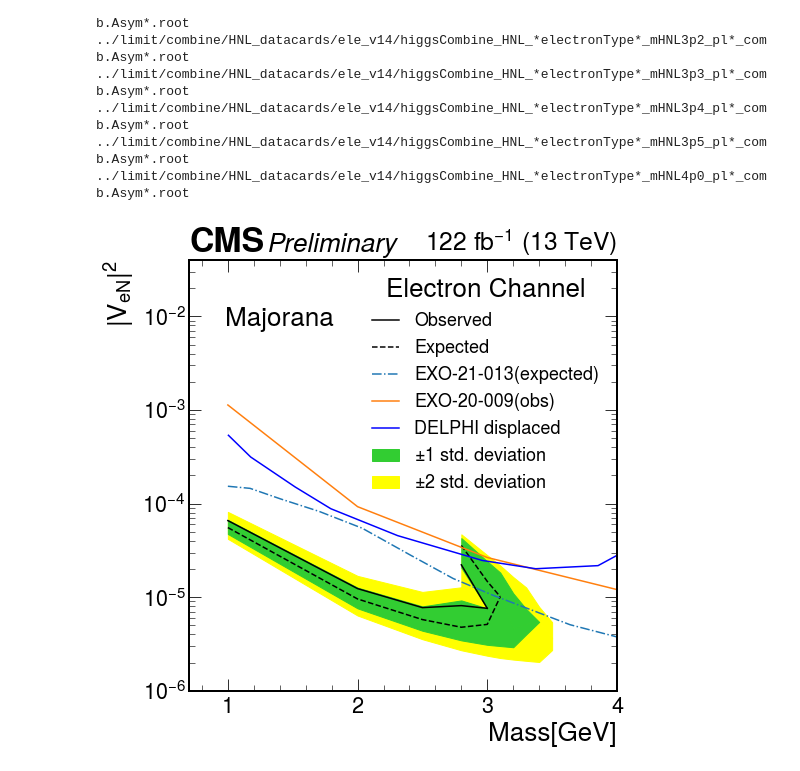
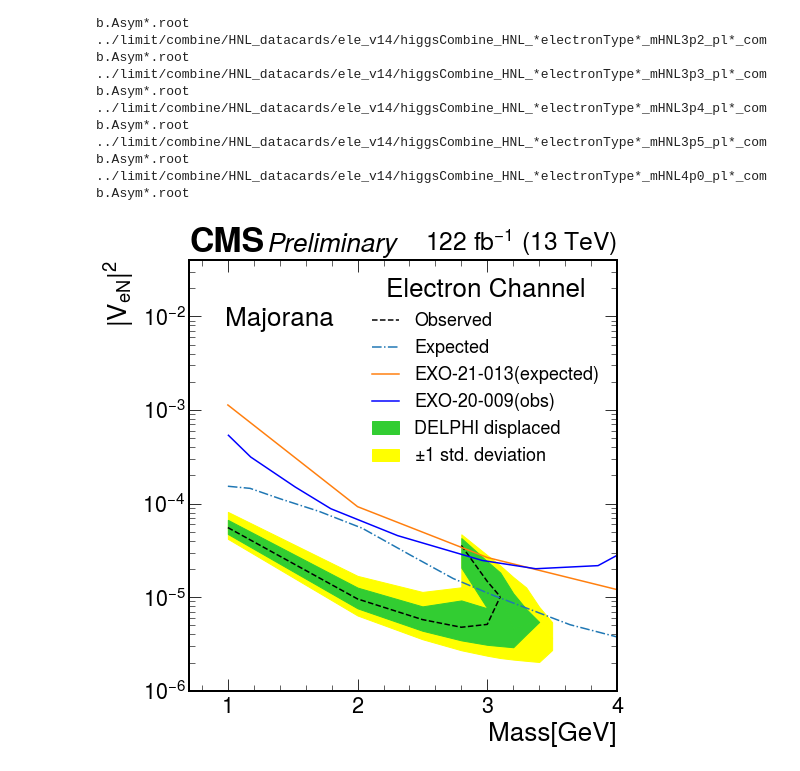
Before and after one commit to kakwok/LLP_coffea, a Jupyter notebook: notebook/LimitPloting-Cleaned.ipynb, the cells around one changed output. Drawn from its saved outputs; the diff is of its cells as text; code cells hidden in the pictures.

Commit message:
update plotting

```diff
--- a/notebook/LimitPloting-Cleaned.ipynb
+++ b/notebook/LimitPloting-Cleaned.ipynb
@@ -466,38 +466,38 @@ fig, ax = plt.subplots(figsize=(8,8))
 
 plotObs=False
 ax = plotlimit(ax,result['limit_down'],result['m_down'],True,True,"black"
-                 ,result['m_down']<3.2,result['m_down']<=3.4,True,maskObs=result['m_down']<=3.0)
+                 ,result['m_down']<3.2,result['m_down']<=3.4,False,maskObs=result['m_down']<=3.0)
 ax = plotlimit(ax,result['limit_up']  ,result['m_up']  ,True,False,'black'
-                 ,result['m_up']<3.2 ,result['m_up']<=3.4,True,maskObs=result['m_up']<=3.0)
+                 ,result['m_up']<3.2 ,result['m_up']<=3.4,False,maskObs=result['m_up']<=3.0)
 
 EXO = np.genfromtxt("../limit/otherHNLlimits/EXO-21-013_ele_majorana.csv",delimiter=",")
 EXO_20_009 = np.genfromtxt("../limit/otherHNLlimits/EXO-20-009-Majorana-ele-obs_v2.csv",delimiter=",")
 Delphi = np.genfromtxt("../limit/otherHNLlimits/Delphi-displaced-majorana-ele.csv",delimiter=",")
 
 ax.plot(EXO[:,0],EXO[:,1],label="EXO-21-013(expected)",ls='-.')
 ax.plot(EXO_20_009[:,0],EXO_20_009[:,1],label="EXO-20-009(obs)")
 ax.plot(Delphi[:,0],Delphi[:,1],label="DELPHI displaced",color='blue')
 
 ax.legend(["Observed",
            "Expected",
            "EXO-21-013(expected)",
            "EXO-20-009(obs)",
            "DELPHI displaced",
            r"$\pm$1 std. deviation",
            r"$\pm$2 std. deviation"],
           loc=1,fontsize='x-small',
           title="Electron Channel")
 ax.set_yscale("log")
 ax.set_ylabel(r"$|V_{e N}|^2$")
 ax.set_xlabel("Mass[GeV]")
 ax.set_xlim(0.7,4)
 ax.set_ylim(1e-6,1e-2)
 ytext = ax.get_ylim()[1]*0.8
 xtext  =ax.get_xlim()[0]*1.4
 ax.set_ylim(None,ax.get_ylim()[1]*4)
 ax.text(xtext,ytext,"Majorana")
 hep.cms.label(ax=ax,label="Preliminary",data=True,lumi="122")
 plt.tight_layout()
 # fig.savefig("./figures/result/unblind_Feb21/AsymLimit_VeN_ele_majorana.pdf")
 # %% [output]
-[figure, old version]
+[figure, new version]
```
